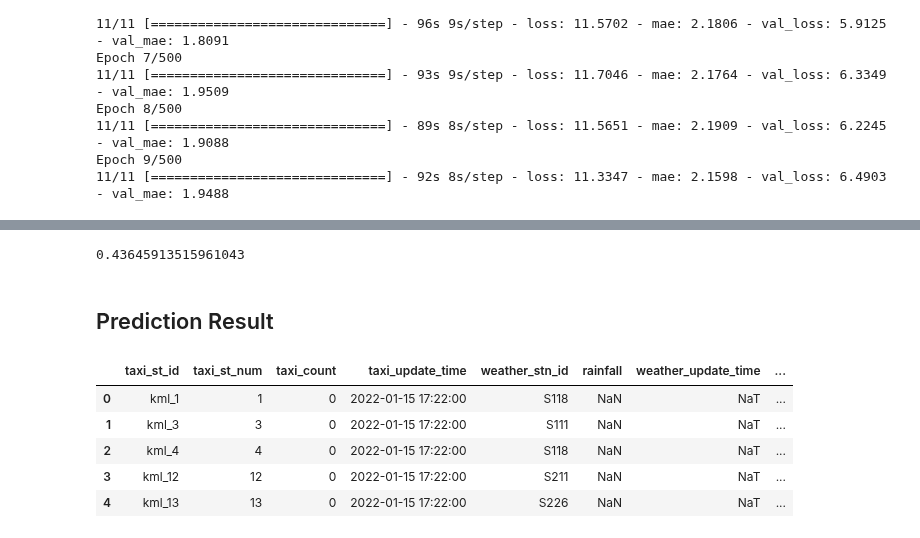
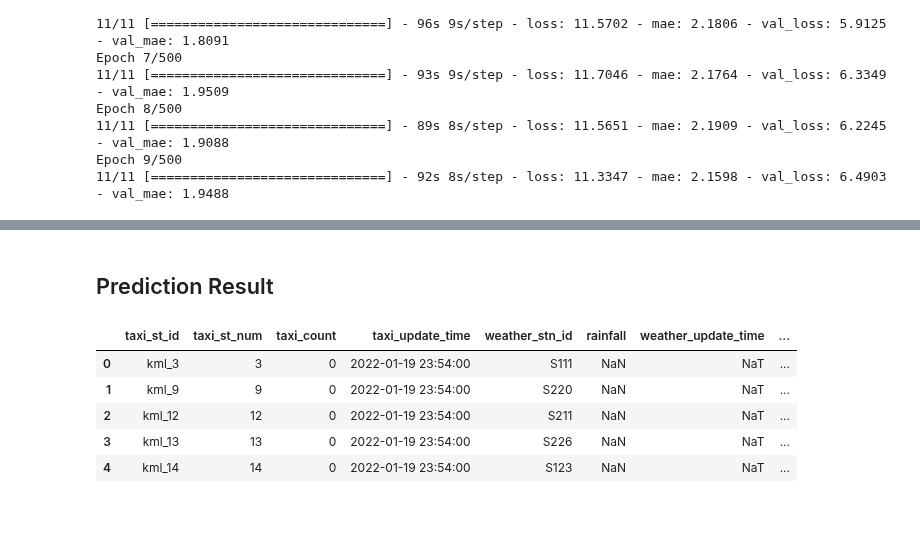
Before and after one commit to alealejandro1/taxi_compass, a Jupyter notebook: notebooks/johan_taxi_compass.ipynb, the cells around one changed output, grey strips where cells are left out. Drawn from its saved outputs; the diff is of its cells as text; code cells hidden in the pictures.

```diff
--- a/notebooks/johan_taxi_compass.ipynb
+++ b/notebooks/johan_taxi_compass.ipynb
@@ -911,10 +744,3 @@ result_reg
-# %%
-res = 0
-for val in result_class.values():
-    res += val
-res / len(result_class)
-# %% [output]
-0.43645913515961043
 # %% [markdown]
 ## Prediction Result
 # %%
@@ -928,7 +754,7 @@ select a.taxi_st_id, a.taxi_count, a.taxi_update_time, b.weather_stn_id, d.mrt_s
 from (
 SELECT ts_id as taxi_st_id, taxi_count, cast(timestamp_trunc(timestamp, minute) as datetime) as taxi_update_time
 FROM `taxi-compass-lewagon.api_dataset.h_taxi_stand_taxi_count`
-WHERE timestamp > TIMESTAMP_add(CURRENT_TIMESTAMP() , INTERVAL 449 minute)
+WHERE timestamp > TIMESTAMP_add(CURRENT_TIMESTAMP() , INTERVAL 464 minute)
 ) a
 left join
 (
@@ -940,38 +766,38 @@ select taxi_st_id, mrt_stn as mrt_stn_id from `taxi-compass-lewagon.api_dataset.
 where mrt_stn is not null
 ) d on a.taxi_st_id = d.taxi_st_id
 )x
 left join
 (
 select station_id as weather_stn_id, rainfall, datetime_trunc(datetime (update_time), minute) as weather_update_time
 from `taxi-compass-lewagon.api_dataset.h_weather_rainfall`
 where datetime(update_time) > datetime_SUB(CURRENT_DATETIME() , INTERVAL 1 hour)
 ) c on x.weather_stn_id = c.weather_stn_id and x.taxi_update_time = c.weather_update_time
 left join
 (
 select stn_id as mrt_stn_id, final_status as mrt_final_status, datetime_trunc(datetime (update_time), minute) as mrt_update_time
 from `taxi-compass-lewagon.api_dataset.h_mrt_status_availability`
 where datetime(update_time) > datetime_SUB(CURRENT_DATETIME() , INTERVAL 1 hour)
 ) e on x.taxi_update_time = e.mrt_update_time and x.mrt_stn_id = e.mrt_stn_id
 """
 
 taxi_df_pred = (
     bqclient.query(query_string)
     .result()
     .to_dataframe(
         # Optionally, explicitly request to use the BigQuery Storage API. As of
         # google-cloud-bigquery version 1.26.0 and above, the BigQuery Storage
         # API is used by default.
         create_bqstorage_client=True,
     )
 )
 taxi_df_pred.head()
 # %% [output]
 |  | taxi_st_id | taxi_st_num | taxi_count | taxi_update_time | weather_stn_id | rainfall | weather_update_time | ... |
-| 0 | kml_1 | 1 | 0 | 2022-01-15 17:22:00 | S118 | NaN | NaT | ... |
-| 1 | kml_3 | 3 | 0 | 2022-01-15 17:22:00 | S111 | NaN | NaT | ... |
-| 2 | kml_4 | 4 | 0 | 2022-01-15 17:22:00 | S118 | NaN | NaT | ... |
-| 3 | kml_12 | 12 | 0 | 2022-01-15 17:22:00 | S211 | NaN | NaT | ... |
-| 4 | kml_13 | 13 | 0 | 2022-01-15 17:22:00 | S226 | NaN | NaT | ... |
+| 0 | kml_3 | 3 | 0 | 2022-01-19 23:54:00 | S111 | NaN | NaT | ... |
+| 1 | kml_9 | 9 | 0 | 2022-01-19 23:54:00 | S220 | NaN | NaT | ... |
+| 2 | kml_12 | 12 | 0 | 2022-01-19 23:54:00 | S211 | NaN | NaT | ... |
+| 3 | kml_13 | 13 | 0 | 2022-01-19 23:54:00 | S226 | NaN | NaT | ... |
+| 4 | kml_14 | 14 | 0 | 2022-01-19 23:54:00 | S123 | NaN | NaT | ... |
 # %%
 def get_weekday(time):
     time = time.weekday()
```
Also changed, not shown: parts of 42 cells of this notebook, 2 other files.
